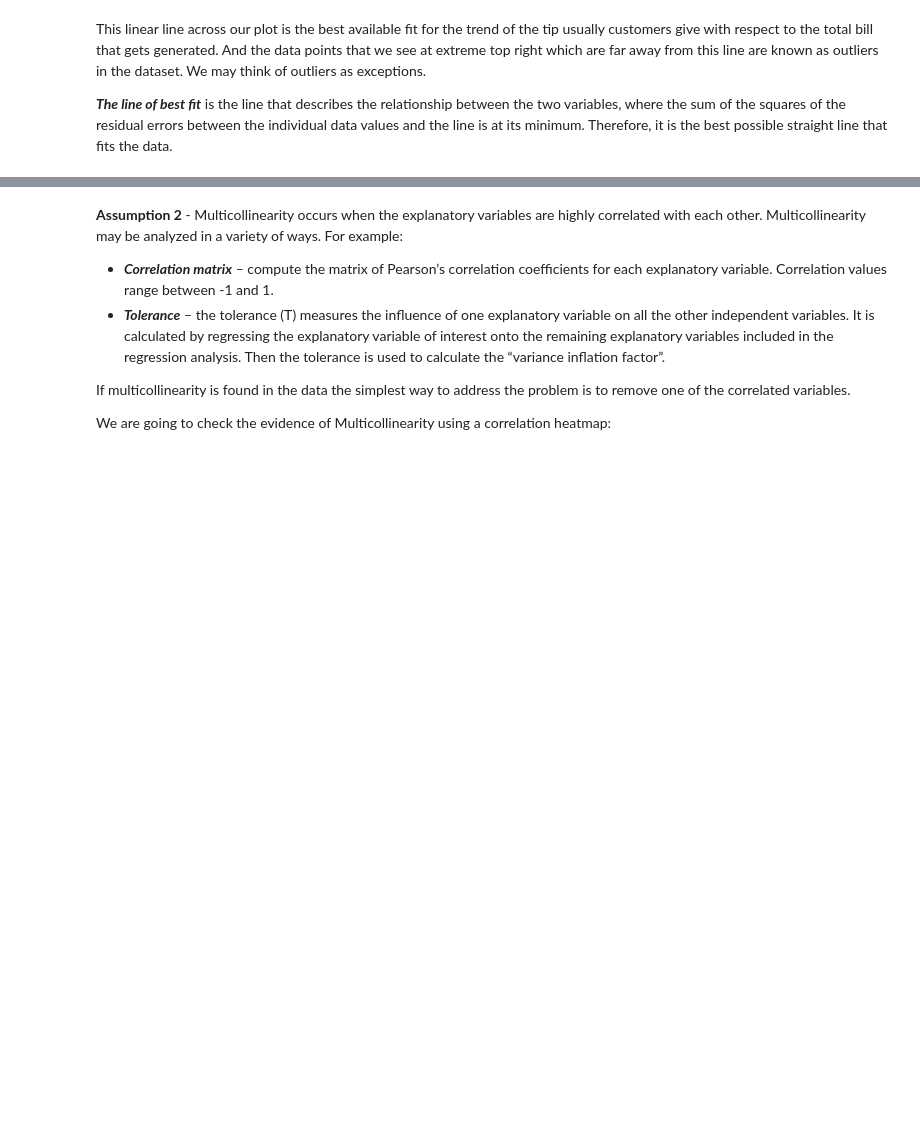
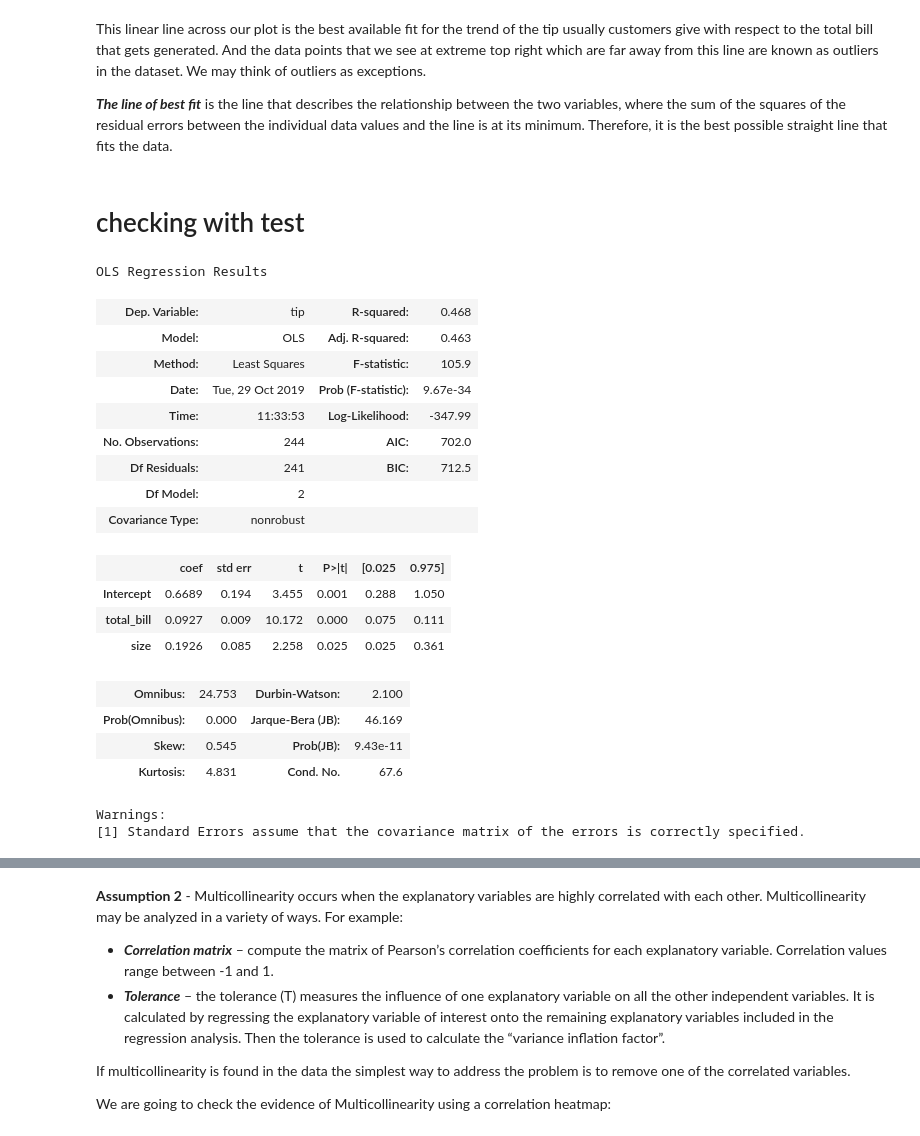
Before and after one commit to JuliaMal/Fundamentals_project, a Jupyter notebook: Tips.ipynb, the cells around one changed output, grey strips where cells are left out. Cells and saved outputs as stored; diff of their text form; code cells hidden in the pictures; blank space fills up the shorter version.

Commit message:
Regression testing

```diff
--- a/Tips.ipynb
+++ b/Tips.ipynb
@@ -475,3 +479,29 @@ sns.regplot(x="total_bill", y="tip", data=df)
 This linear line across our plot is the best available fit for the trend of the tip usually customers give with respect to the total bill that gets generated. And the data points that we see at extreme top right which are far away from this line are known as outliers in the dataset. We may think of outliers as exceptions.
 
 _**The line of best fit**_ is the line that describes the relationship between the two variables, where the sum of the squares of the residual errors between the individual data values and the line is at its minimum. Therefore, it is the best possible straight line that fits the data.
+# %% [markdown]
+# checking with test
+# %%
+reg = smf.ols('tip ~ total_bill + size', data=df).fit()
+reg.summary()
+# %% [output]
+OLS Regression Results
+| Dep. Variable: | tip | R-squared: | 0.468 |
+| Model: | OLS | Adj. R-squared: | 0.463 |
+| Method: | Least Squares | F-statistic: | 105.9 |
+| Date: | Tue, 29 Oct 2019 | Prob (F-statistic): | 9.67e-34 |
+| Time: | 11:33:53 | Log-Likelihood: | -347.99 |
+| No. Observations: | 244 | AIC: | 702.0 |
+| Df Residuals: | 241 | BIC: | 712.5 |
+| Df Model: | 2 |  |  |
+| Covariance Type: | nonrobust |  |  |
+|  | coef | std err | t | P>|t| | [0.025 | 0.975] |
+| Intercept | 0.6689 | 0.194 | 3.455 | 0.001 | 0.288 | 1.050 |
+| total_bill | 0.0927 | 0.009 | 10.172 | 0.000 | 0.075 | 0.111 |
+| size | 0.1926 | 0.085 | 2.258 | 0.025 | 0.025 | 0.361 |
+| Omnibus: | 24.753 | Durbin-Watson: | 2.100 |
+| Prob(Omnibus): | 0.000 | Jarque-Bera (JB): | 46.169 |
+| Skew: | 0.545 | Prob(JB): | 9.43e-11 |
+| Kurtosis: | 4.831 | Cond. No. | 67.6 |
+Warnings:
+[1] Standard Errors assume that the covariance matrix of the errors is correctly specified.
```
Also changed, not shown: parts of 5 cells of this notebook.
